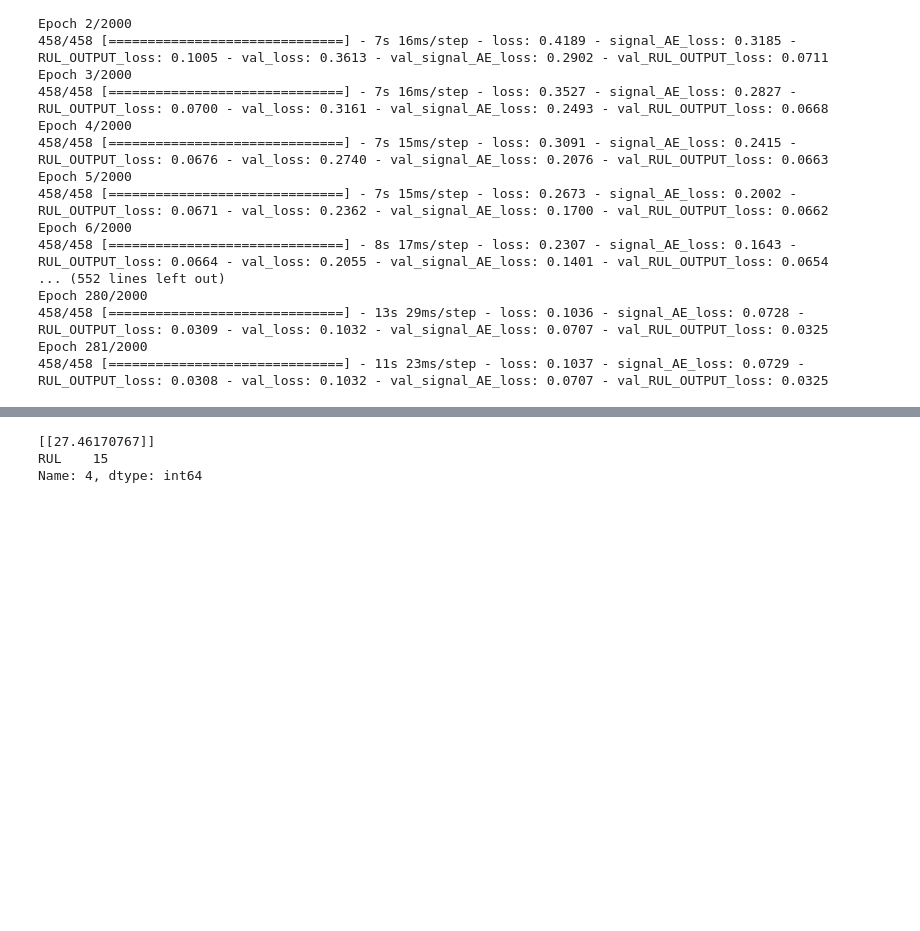
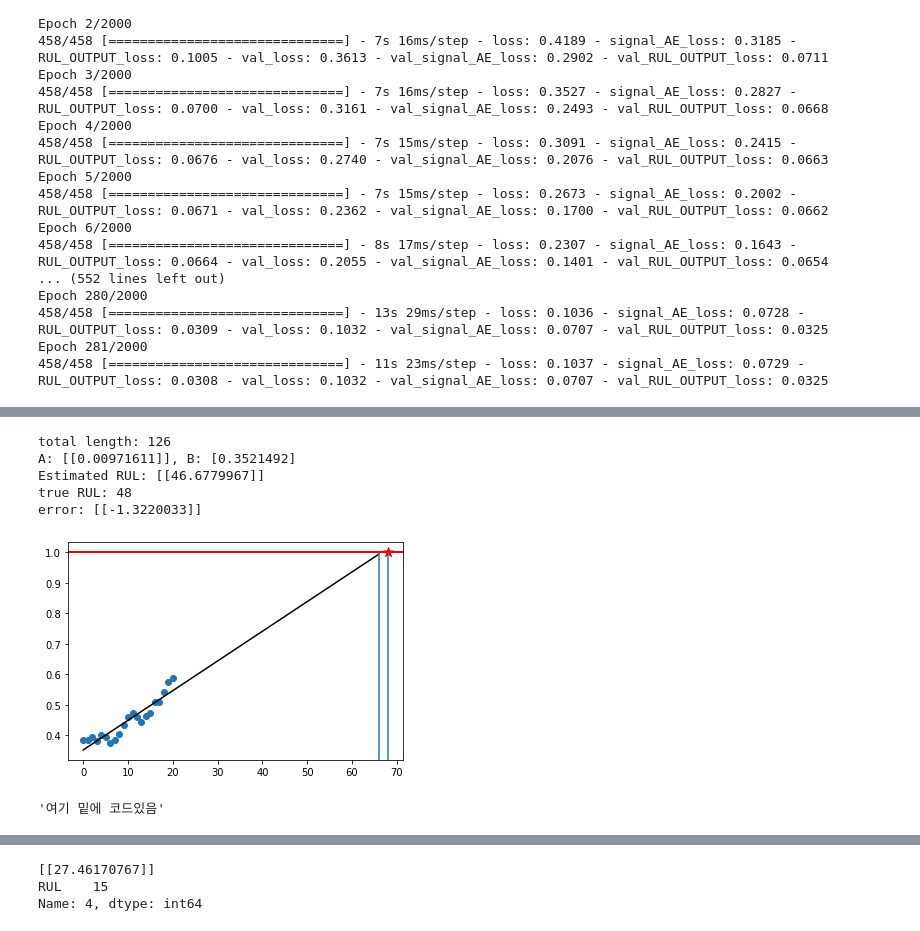
Before and after one commit to kEEPpp/PHM-Competition, a Jupyter notebook: CMAPSS/LSTM_FEAE.ipynb, the cells around one changed output, grey strips where cells are left out. Saved outputs shown, nothing was run; the diff lists cells and outputs as text; code cells hidden in the pictures; blank space fills up the shorter version.

```diff
--- a/CMAPSS/LSTM_FEAE.ipynb
+++ b/CMAPSS/LSTM_FEAE.ipynb
@@ -381,0 +434,3 @@ array([[0.38681522],
+# %%
+rul_label = np.concatenate(RUL)
+rul_label = rul_label.flatten()
@@ -381,0 +485,13 @@ array([[0.38681522],
+# %%
+RUL_PREDICTION(k=31, observ = 21)
+# %% [output]
+total length: 126
+A: [[0.00971611]], B: [0.3521492]
+Estimated RUL: [[46.6779967]]
+true RUL: 48
+error: [[-1.3220033]]
+[figure, added]
+# %%
+'''여기 밑에 코드있음'''
+# %% [output]
+'여기 밑에 코드있음'
```
Also changed, not shown: parts of 31 cells of this notebook.
